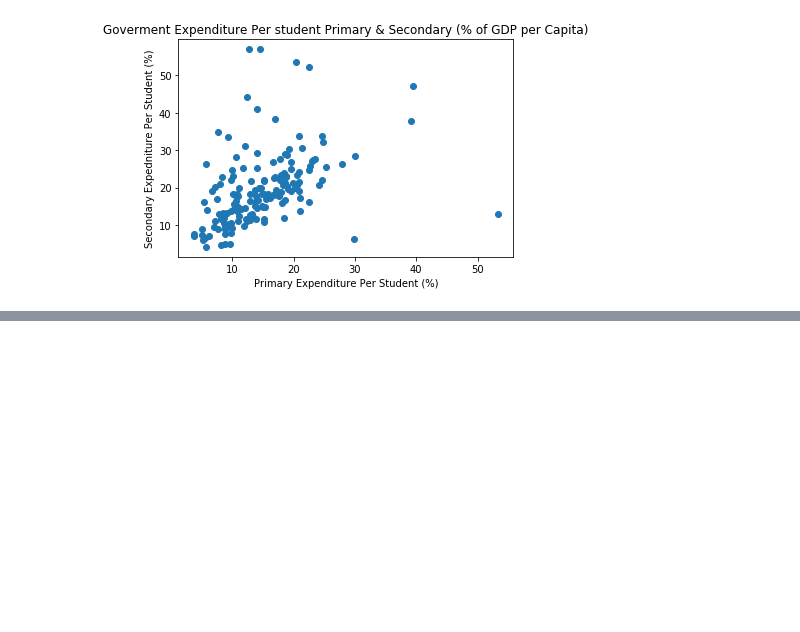
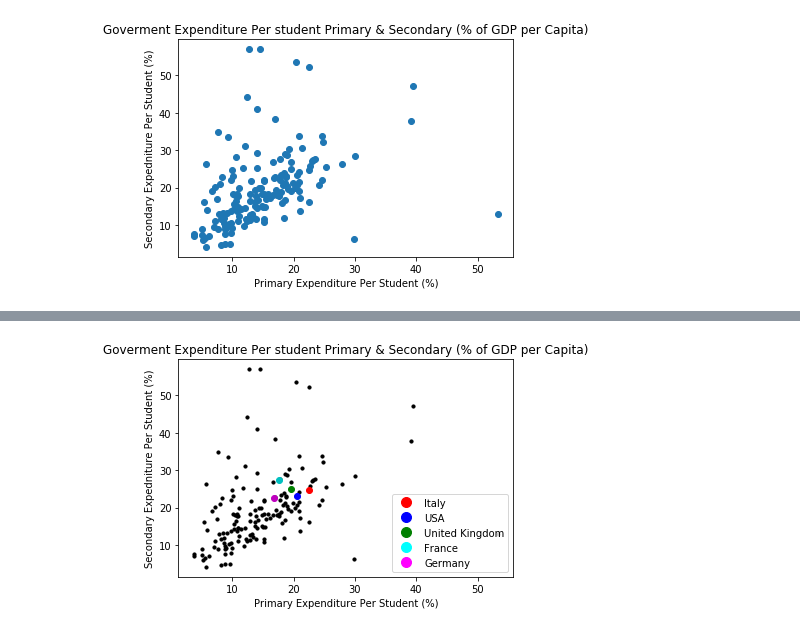
Before and after one commit to ancientfrog/teamplato, a Jupyter notebook: CS504_TeamPlato_JC.ipynb, the cells around one changed output, grey strips where cells are left out. Cells and saved outputs as stored; diff of their text form; code cells hidden in the pictures; blank space fills up the shorter version.

```diff
--- a/CS504_TeamPlato_JC.ipynb
+++ b/CS504_TeamPlato_JC.ipynb
@@ -365,0 +462,43 @@ plt.show()
+# %%
+#Scatter Plot Verions #5
+import matplotlib.lines as mlines
+
+x = dframe6.SE_XPD_PRIM_PC_ZS
+y = dframe6.SE_XPD_SECO_PC_ZS
+
+plt.scatter(x, y, label='test', color='k', s=10)
+usa = dframe6.SE_XPD_PRIM_PC_ZS.iloc[0]
+
+plt.title('Goverment Expenditure Per student Primary & Secondary (% of GDP per Capita)')
+plt.xlabel('Primary Expenditure Per Student (%)')
+plt.ylabel('Secondary Expedniture Per Student (%)')
+
+#Italy plot
+plt.plot(20.52, 23.24, 'bo')
+#USA plot
+plt.plot(22.46, 24.82, 'ro')
+#UK Plot
+plt.plot(19.66, 24.88, 'go')
+#France Plot
+plt.plot(17.71, 27.52, 'co')
+#Germany Plot
+plt.plot(16.78, 22.54, 'mo')
+
+
+#custom legend using matplotlib.lines as mlines
+red_circle = mlines.Line2D([], [], color='red', marker='o', linestyle='None',
+                          markersize=10, label='Italy')
+blue_circle = mlines.Line2D([], [], color='blue', marker='o', linestyle='None',
+                          markersize=10, label='USA')
+green_circle = mlines.Line2D([], [], color='green', marker='o', linestyle='None',
+                          markersize=10, label='United Kingdom')
+yellow_circle = mlines.Line2D([], [], color='cyan', marker='o', linestyle='None',
+                          markersize=10, label='France')
+orange_circle = mlines.Line2D([], [], color='magenta', marker='o', linestyle='None',
+                          markersize=10, label='Germany')
+
+plt.legend(handles=[red_circle, blue_circle, green_circle, yellow_circle, orange_circle])
+
+plt.show()
+# %% [output]
+[figure, added]
```
Also changed, not shown: parts of 5 cells of this notebook.
